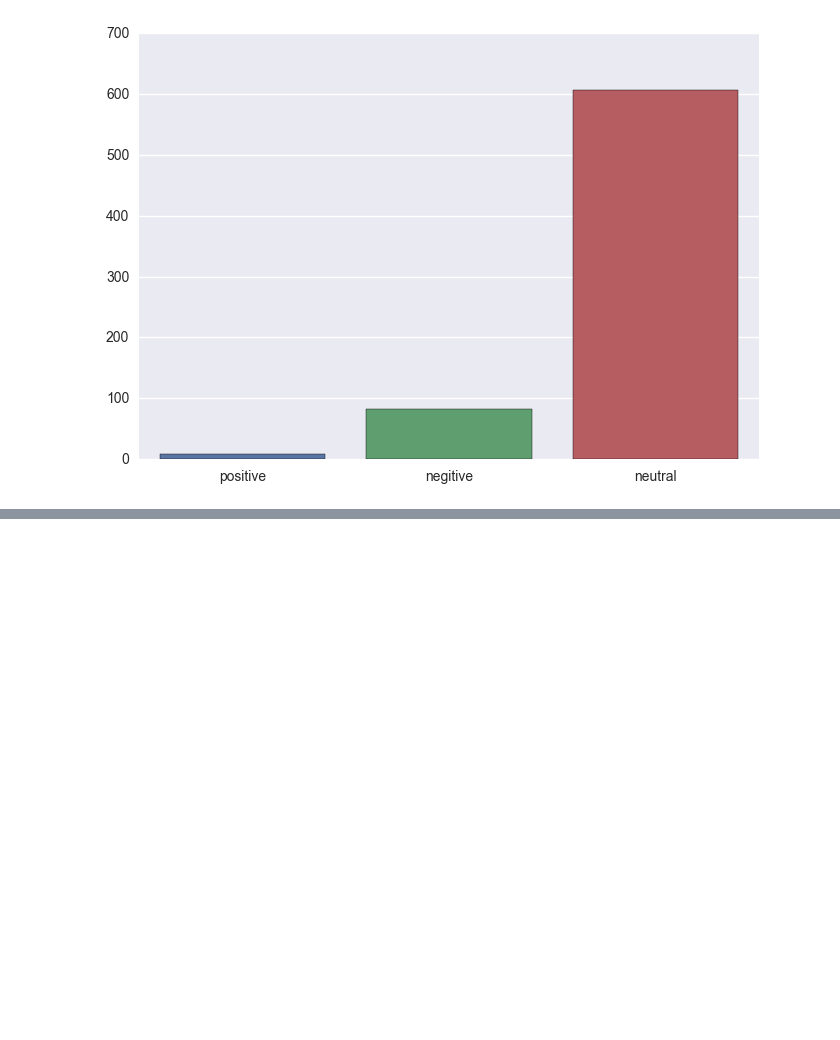
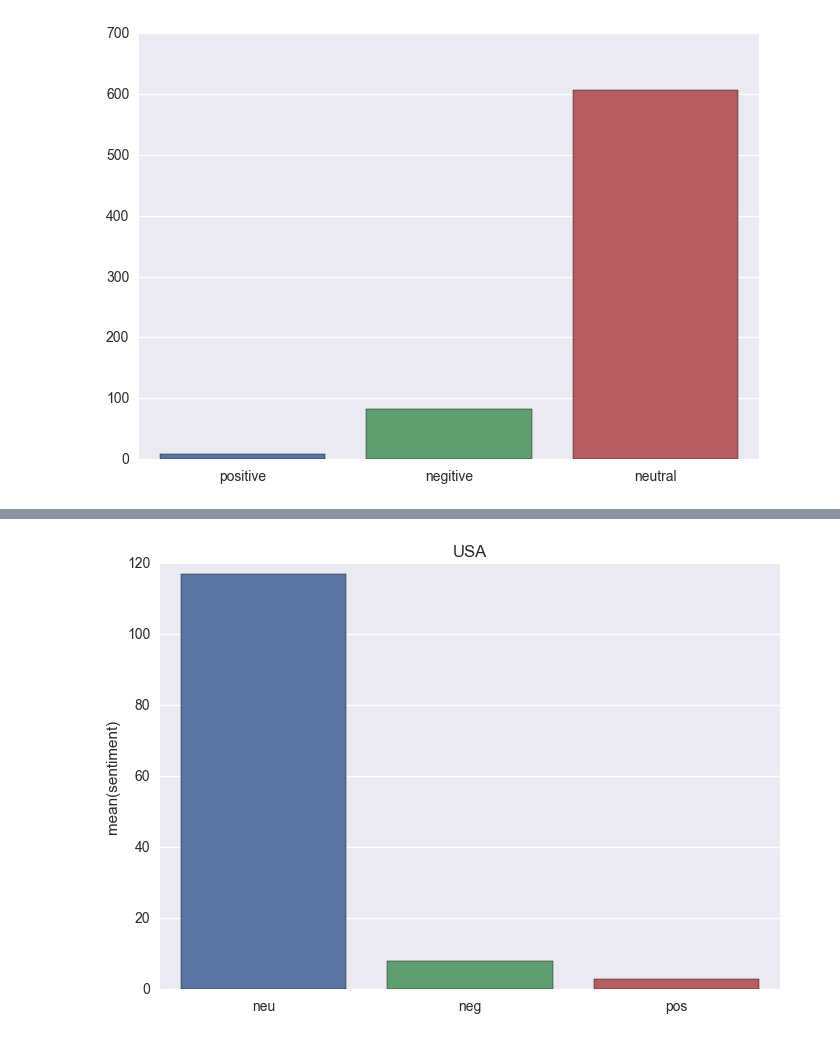
Before and after one commit to isarth/safecity, a Jupyter notebook: twitters/twitter_analysis-Copy1.ipynb, the cells around one changed output, grey strips where cells are left out. Cells and saved outputs as stored; diff of their text form; code cells hidden in the pictures; blank space fills up the shorter version.

```diff
--- a/twitters/twitter_analysis-Copy1.ipynb
+++ b/twitters/twitter_analysis-Copy1.ipynb
@@ -90,14 +90,18 @@ sid=SIA()
 neg_count=0
 pos_count=0
 neu_count=0
+senti=[]
 for i in range(697):
     temp=sid.polarity_scores(ds['tweet'][i])
     if(temp['neg']>temp['pos'] and temp['neg']>temp['neu']):
         neg_count+=1
+        senti.append('neg')
     if(temp['pos']>temp['neg'] and temp['pos']>temp['neu']):
         pos_count+=1
+        senti.append('pos')
     if(temp['neu']>temp['neg'] and temp['neu']>temp['pos']):
         neu_count+=1
+        senti.append('neu')
 # %%
 a=sid.polarity_scores(ds['tweet'][0])
 # %%
@@ -116,0 +125,7 @@ plt.show()
+# %%
+sentiment=pd.DataFrame(senti)
+# %%
+ds['sentiment']=sentiment
+# %%
+t=ds.loc[ds['user_location']=='USA']
+t.head()
@@ -116,0 +139,6 @@ plt.show()
+# %%
+sns.barplot(['neu','neg','pos'],t['sentiment'].value_counts())
+plt.title('USA')
+plt.show()
+# %% [output]
+[figure, added]
```
Also changed, not shown: parts of 2 cells of this notebook.
